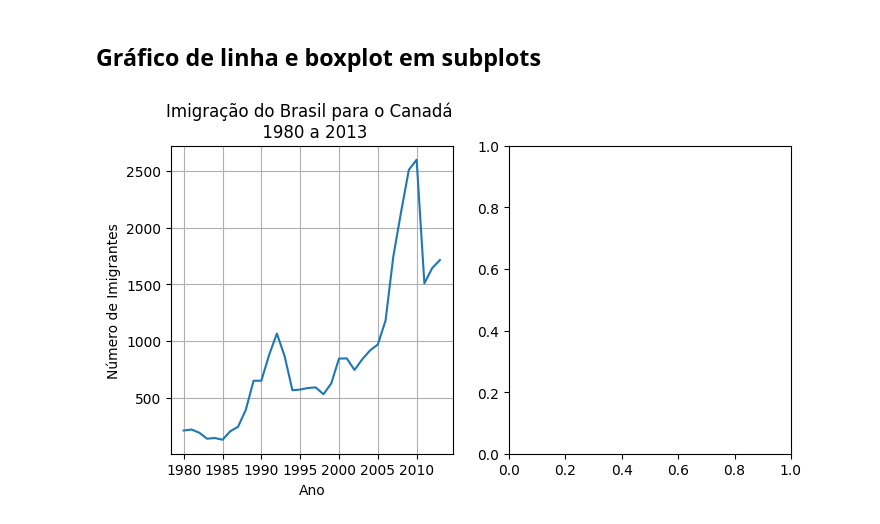
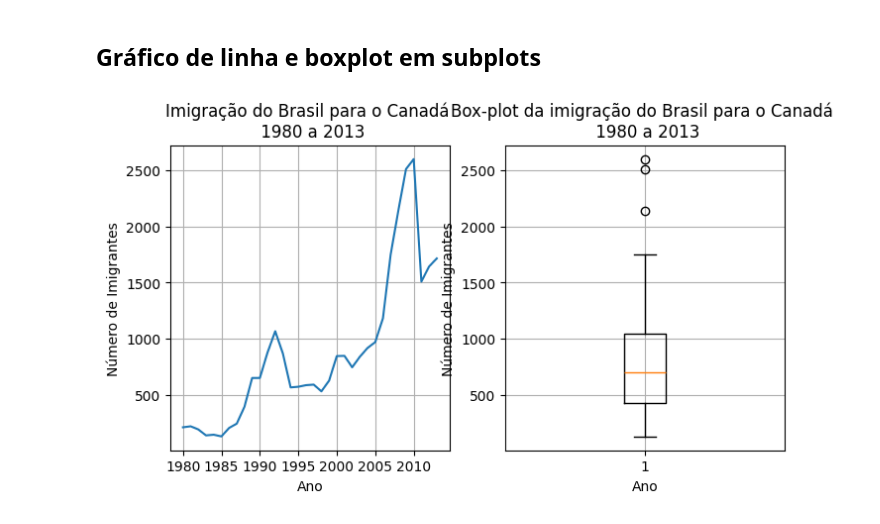
Before and after one commit to Lafaietepedro/semana_estatistica_tarde, a Jupyter notebook: aula2.ipynb, the cells around one changed output. Drawn from its saved outputs; the diff is of its cells as text; code cells hidden in the pictures.

```diff
--- a/aula2.ipynb
+++ b/aula2.ipynb
@@ -216,12 +216,17 @@ plt.show()
 # %%
 fig, axs = plt.subplots(1,2,figsize=(8,4))
 # Subplot 1- Gráfico Linha
 axs[0].plot(df_brasil['ano'],df_brasil['imigrantes'])
 axs[0].set_title('Imigração do Brasil para o Canadá \n 1980 a 2013')
 axs[0].xaxis.set_major_locator(plt.MultipleLocator(5))
 axs[0].set_xlabel('Ano')
 axs[0].set_ylabel('Número de Imigrantes')
 axs[0].grid()
 # Subplot 2 - Gráfico Boxplot
+axs[1].boxplot(df_brasil['imigrantes'])
+axs[1].set_title('Box-plot da imigração do Brasil para o Canadá \n 1980 a 2013')
+axs[1].set_xlabel('Ano')
+axs[1].set_ylabel('Número de Imigrantes')
+axs[1].grid()
 # %% [output]
-[figure, old version]
+[figure, new version]
```
Also changed, not shown: parts of 5 cells of this notebook.
